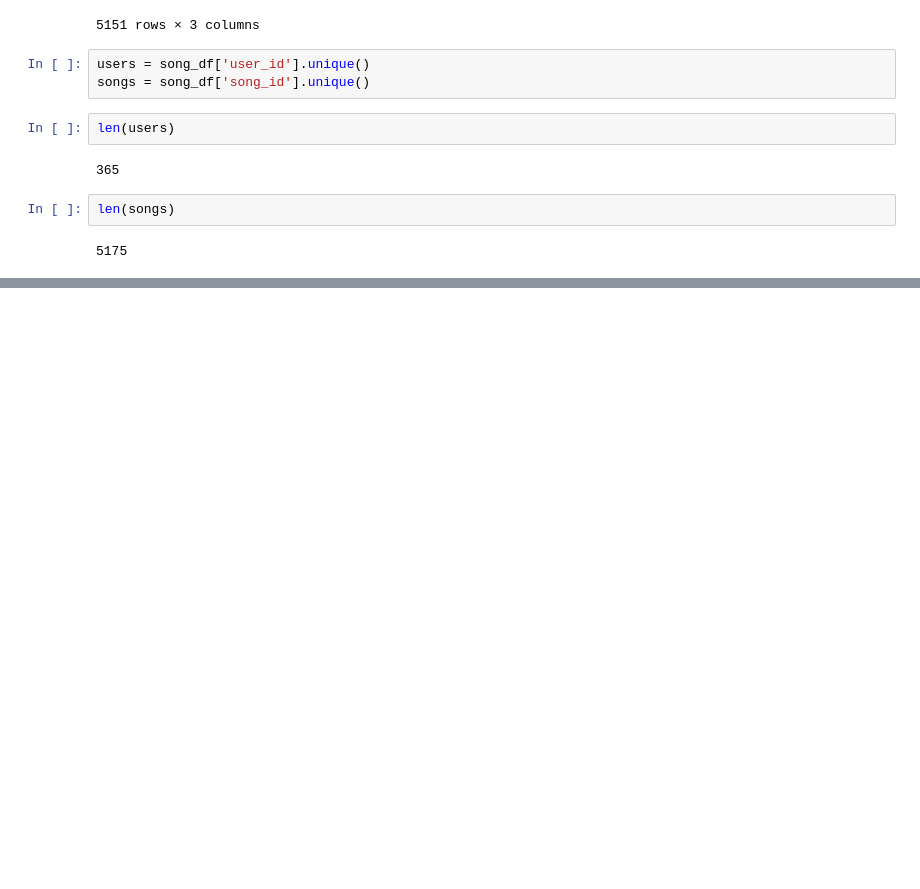
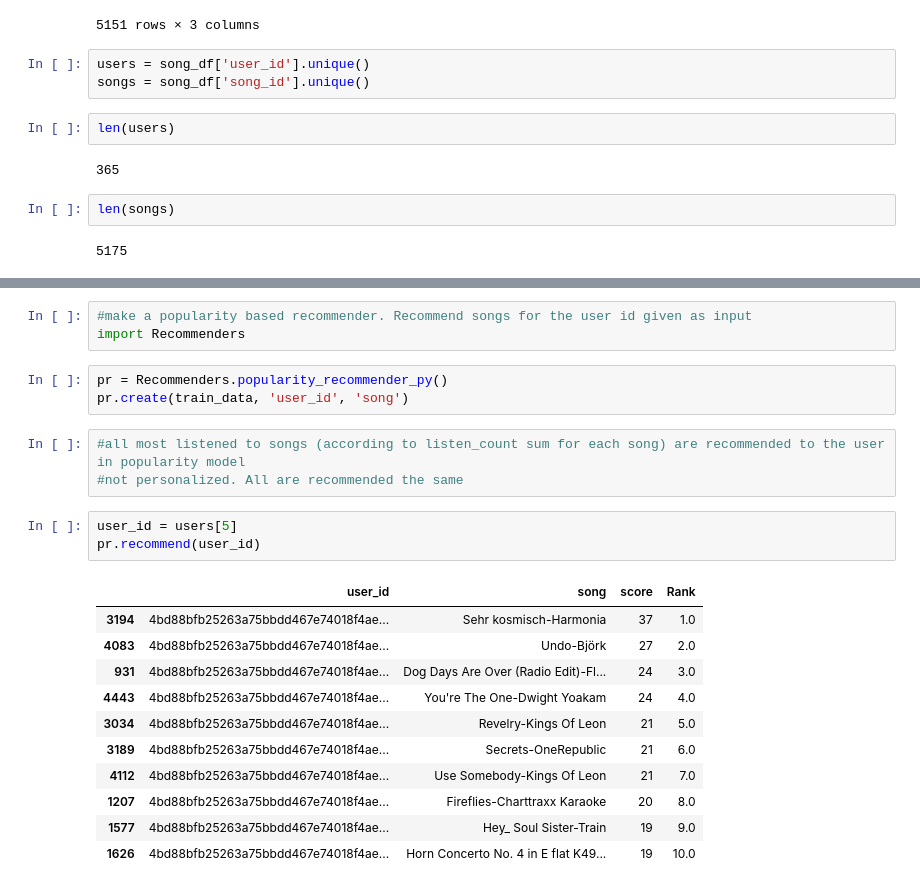
Before and after one commit to gambani-simran/recommender-system, a Jupyter notebook: recommender.ipynb, the cells around one changed output, grey strips where cells are left out. Drawn from its saved outputs; the diff is of its cells as text; blank space fills up the shorter version.

Commit message:
some models done

```diff
--- a/recommender.ipynb
+++ b/recommender.ipynb
@@ -104,0 +132,24 @@ len(songs)
+# %%
+#make a popularity based recommender. Recommend songs for the user id given as input
+import Recommenders
+# %%
+pr = Recommenders.popularity_recommender_py()
+pr.create(train_data, 'user_id', 'song')
+# %%
+#all most listened to songs (according to listen_count sum for each song) are recommended to the user in popularity model
+#not personalized. All are recommended the same
+# %%
+user_id = users[5]
+pr.recommend(user_id)
+# %% [output]
+|  | user_id | song | score | Rank |
+| 3194 | 4bd88bfb25263a75bbdd467e74018f4ae... | Sehr kosmisch-Harmonia | 37 | 1.0 |
+| 4083 | 4bd88bfb25263a75bbdd467e74018f4ae... | Undo-Björk | 27 | 2.0 |
+| 931 | 4bd88bfb25263a75bbdd467e74018f4ae... | Dog Days Are Over (Radio Edit)-Fl... | 24 | 3.0 |
+| 4443 | 4bd88bfb25263a75bbdd467e74018f4ae... | You're The One-Dwight Yoakam | 24 | 4.0 |
+| 3034 | 4bd88bfb25263a75bbdd467e74018f4ae... | Revelry-Kings Of Leon | 21 | 5.0 |
+| 3189 | 4bd88bfb25263a75bbdd467e74018f4ae... | Secrets-OneRepublic | 21 | 6.0 |
+| 4112 | 4bd88bfb25263a75bbdd467e74018f4ae... | Use Somebody-Kings Of Leon | 21 | 7.0 |
+| 1207 | 4bd88bfb25263a75bbdd467e74018f4ae... | Fireflies-Charttraxx Karaoke | 20 | 8.0 |
+| 1577 | 4bd88bfb25263a75bbdd467e74018f4ae... | Hey_ Soul Sister-Train | 19 | 9.0 |
+| 1626 | 4bd88bfb25263a75bbdd467e74018f4ae... | Horn Concerto No. 4 in E flat K49... | 19 | 10.0 |
```
Also changed, not shown: parts of 11 cells of this notebook, 6 other files.
